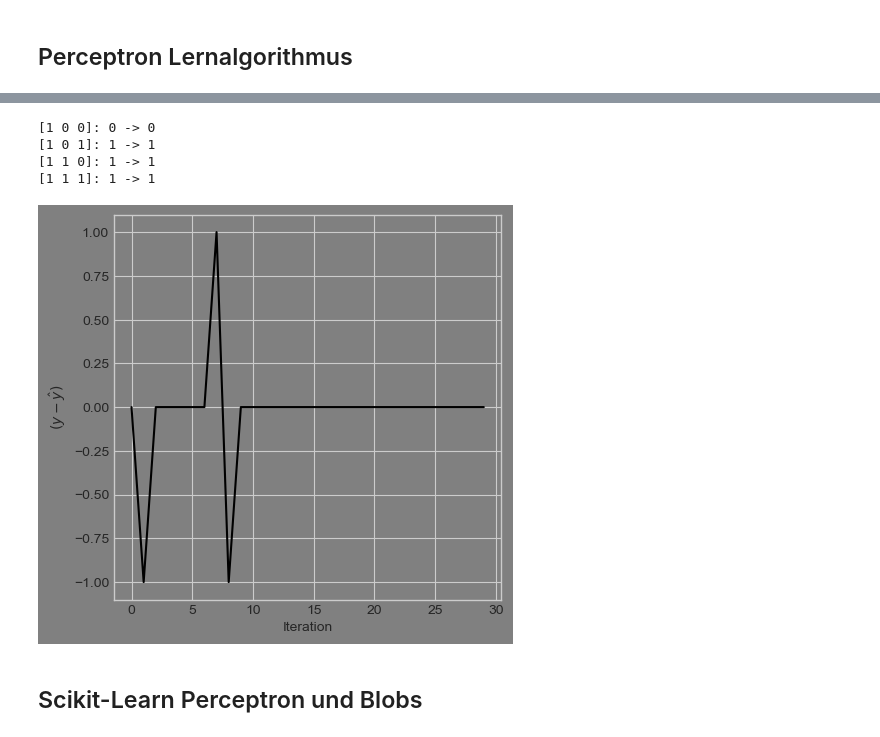
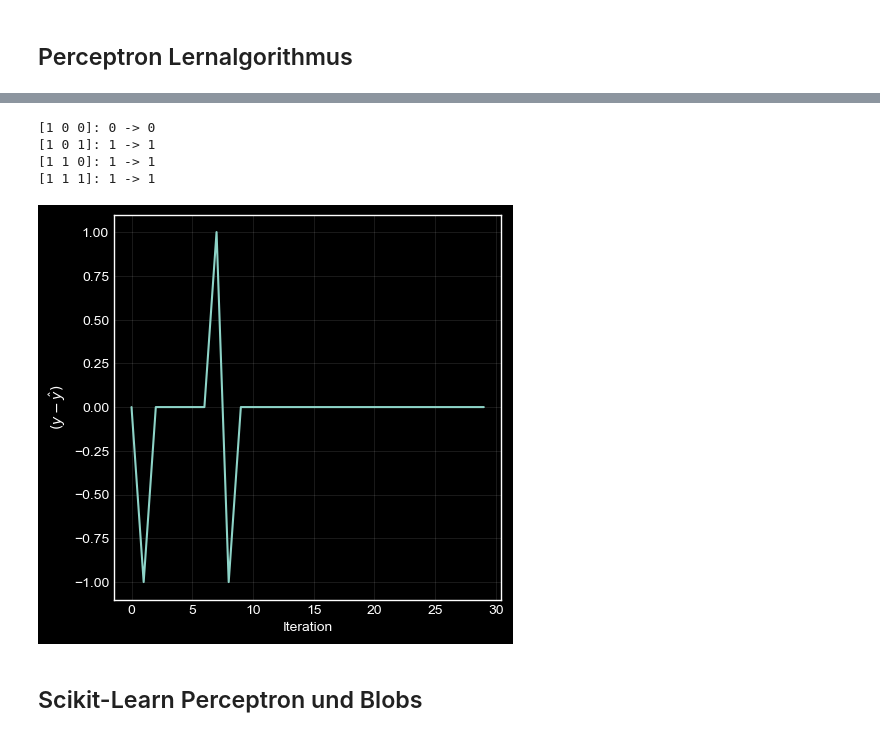
Before and after one commit to agentzero001/jupyter, a Jupyter notebook: ML_CV/neural_network/nn_from_scratch/perceptron_learning.ipynb, the cells around one changed output, grey strips where cells are left out. Drawn from its saved outputs; the diff is of its cells as text; code cells hidden in the pictures.

```diff
--- a/ML_CV/neural_network/nn_from_scratch/perceptron_learning.ipynb
+++ b/ML_CV/neural_network/nn_from_scratch/perceptron_learning.ipynb
@@ -116,40 +116,40 @@ class PerceptronEstimator(BaseEstimator, ClassifierMixin):
     def plot(self):
 
         fignr = 1
-        plt.figure(fignr,figsize=(5,5),facecolor='grey')
-        plt.axes().set_facecolor('grey')
-        plt.plot(self.errors,color='black')
-        plt.style.use('seaborn-whitegrid')
+        plt.figure(fignr,figsize=(5,5))
+        plt.plot(self.errors)
+        plt.style.use('dark_background')
+        plt.grid(alpha=.1)
         plt.xlabel('Iteration')
         plt.ylabel(r"$(y - \hat y)$")
 
 
 def main():
 
-    X = np.array([[1,0,0]
-                 ,[1,0,1],
+    X = np.array([[1,0,0],
+                  [1,0,1],
                   [1,1,0],
                   [1,1,1]])
 
     y = np.array([0,1,1,1])
 
     Perceptron = PerceptronEstimator(30,10)
     Perceptron.fit(X,y)
 
     for index, x in enumerate(X):
         p = Perceptron.predict(x)
         print("{}: {} -> {}".format(x, y[index],p))
 
     Perceptron.plot()
 
 
 main()
 # %% [output]
 [1 0 0]: 0 -> 0
 [1 0 1]: 1 -> 1
 [1 1 0]: 1 -> 1
 [1 1 1]: 1 -> 1
-[figure, old version]
+[figure, new version]
 # %% [markdown]
 ## Scikit-Learn Perceptron und Blobs
 # %% [markdown]
```
Also changed, not shown: parts of 1 cell of this notebook, 1 other file.
